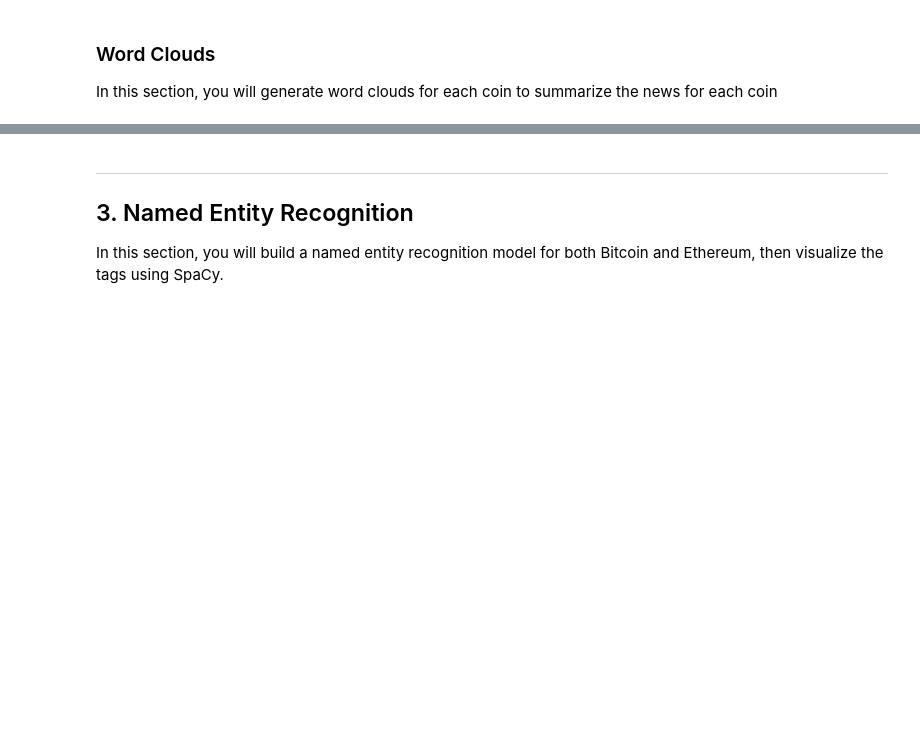
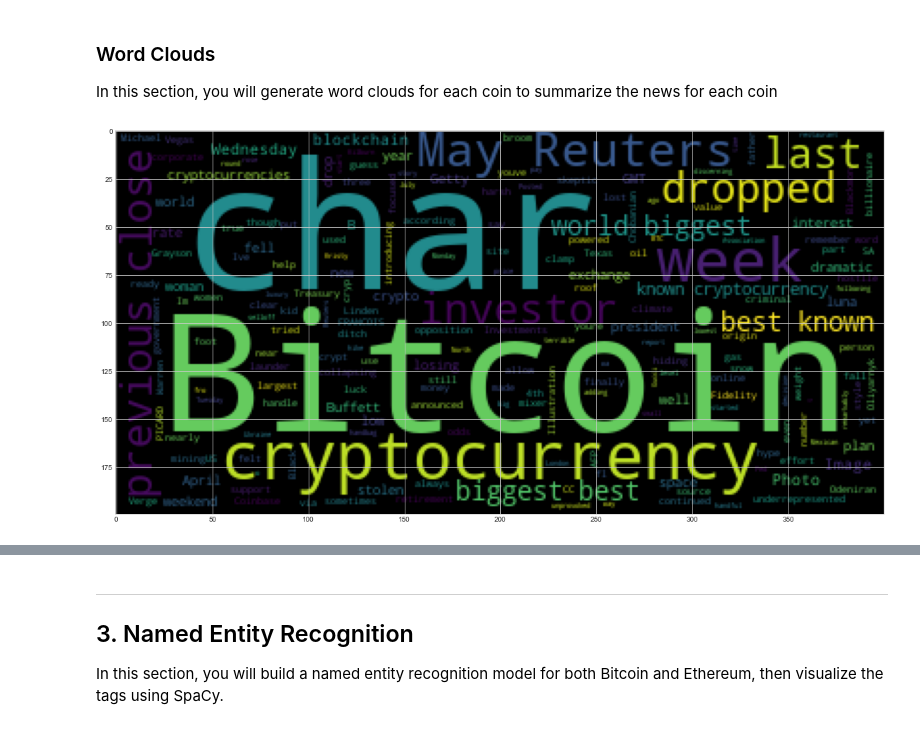
Before and after one commit to RachelCarroll2018/NLP, a Jupyter notebook: crypto_sentiment.ipynb, the cells around one changed output, grey strips where cells are left out. Drawn from its saved outputs; the diff is of its cells as text; code cells hidden in the pictures; blank space fills up the shorter version.

```diff
--- a/crypto_sentiment.ipynb
+++ b/crypto_sentiment.ipynb
@@ -161,11 +160,20 @@ from nltk.stem import WordNetLemmatizer, PorterStemmer
 from string import punctuation
 import re
 # %%
-# Instantiate the lemmatizer
-lemmatizer = WordNetLemmatizer()
+# Set up lemmatizer
+wnl = WordNetLemmatizer()
 
 # Create a list of stopwords
-stopword = set(stopwords.words('english'))
+stop = stopwords.words('english')
 
 # Expand the default stopwords list if necessary
-#stopword.append(["the", "as", "if"])
+stop.append("u")
+stop.append("it'")
+stop.append("'s")
+stop.append("n't")
+stop.append('…')
+stop.append("\`")
+stop.append('``')
+stop.append('char')
+stop.append("''")
+stop = set(stop)
@@ -194,3 +180,23 @@ def tokenizer(text):
+# %%
+def tokenizer(text):
+   """Tokenizes text."""
+
+   # Create a list of the words
+   words = word_tokenize(text)
+
+   # Convert the words to lowercase
+   words = list(filter(lambda w: w.lower(), words))
+
+   # Remove the punctuation
+   words = list(filter(lambda t: t not in punctuation, words))
+
+   # Remove the stopwords
+   words = list(filter(lambda t: t.lower() not in stop, words))
+
+   # Lemmatize Words into root words
+   tokens = [wnl.lemmatize(word) for word in words]
+
+   return tokens
 # %%
 # Create a new tokens column for Bitcoin
 bc_df["tokens"] = bc_df.text.apply(tokenizer)
@@ -247,6 +305,13 @@ import matplotlib as mpl
 mpl.rcParams['figure.figsize'] = [20.0, 10.0]
 # %%
 # Generate the Bitcoin word cloud
-# YOUR CODE HERE!
+wc_btc = WordCloud().generate(
+    ' '.join(tokenizer(
+        ' '.join(bc_df['text']))
+    )
+)
+plt.imshow(wc_btc);
+# %% [output]
+[figure, added]
 # %%
 # Generate the Ethereum word cloud
```
Also changed, not shown: parts of 27 cells of this notebook.
